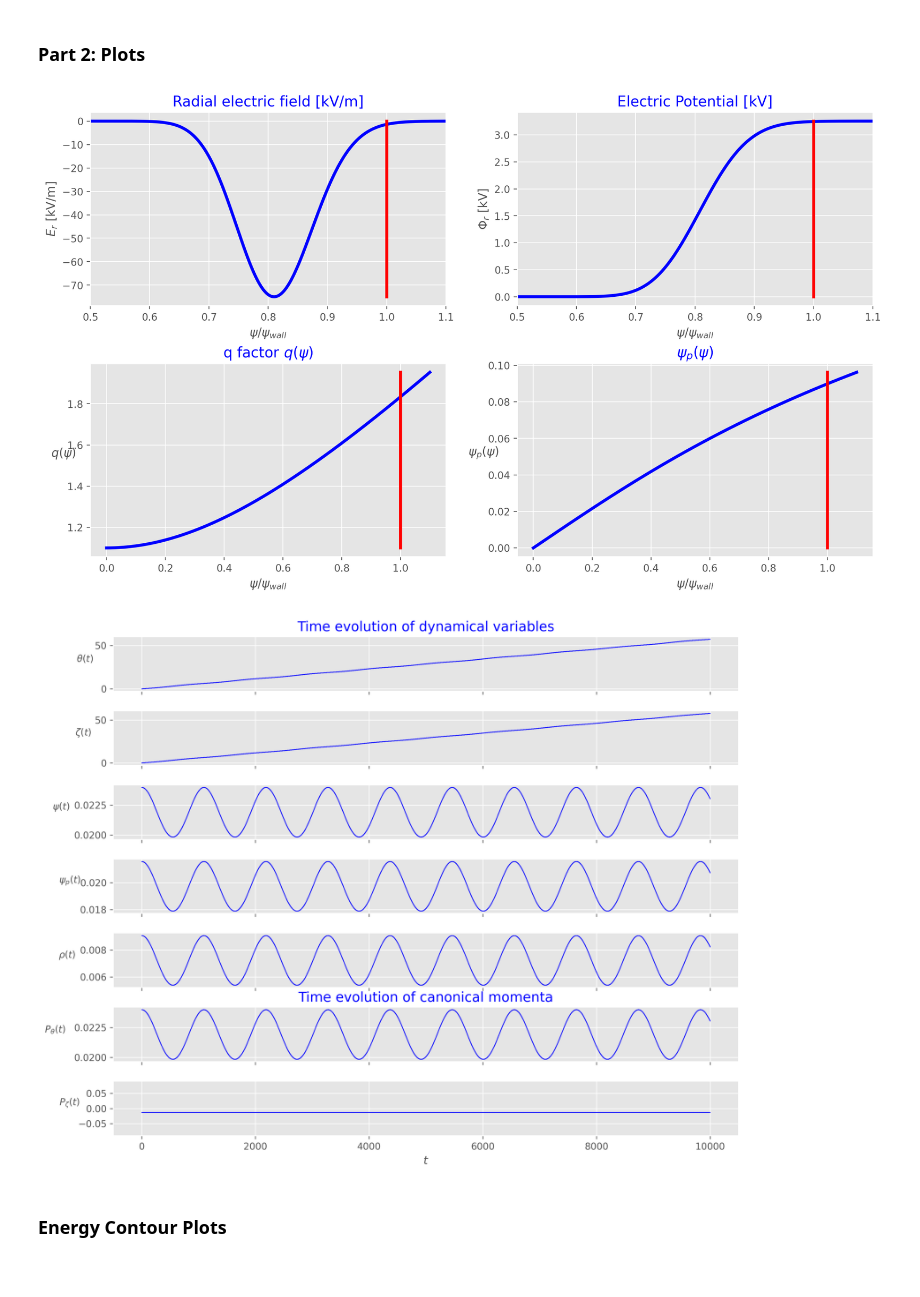
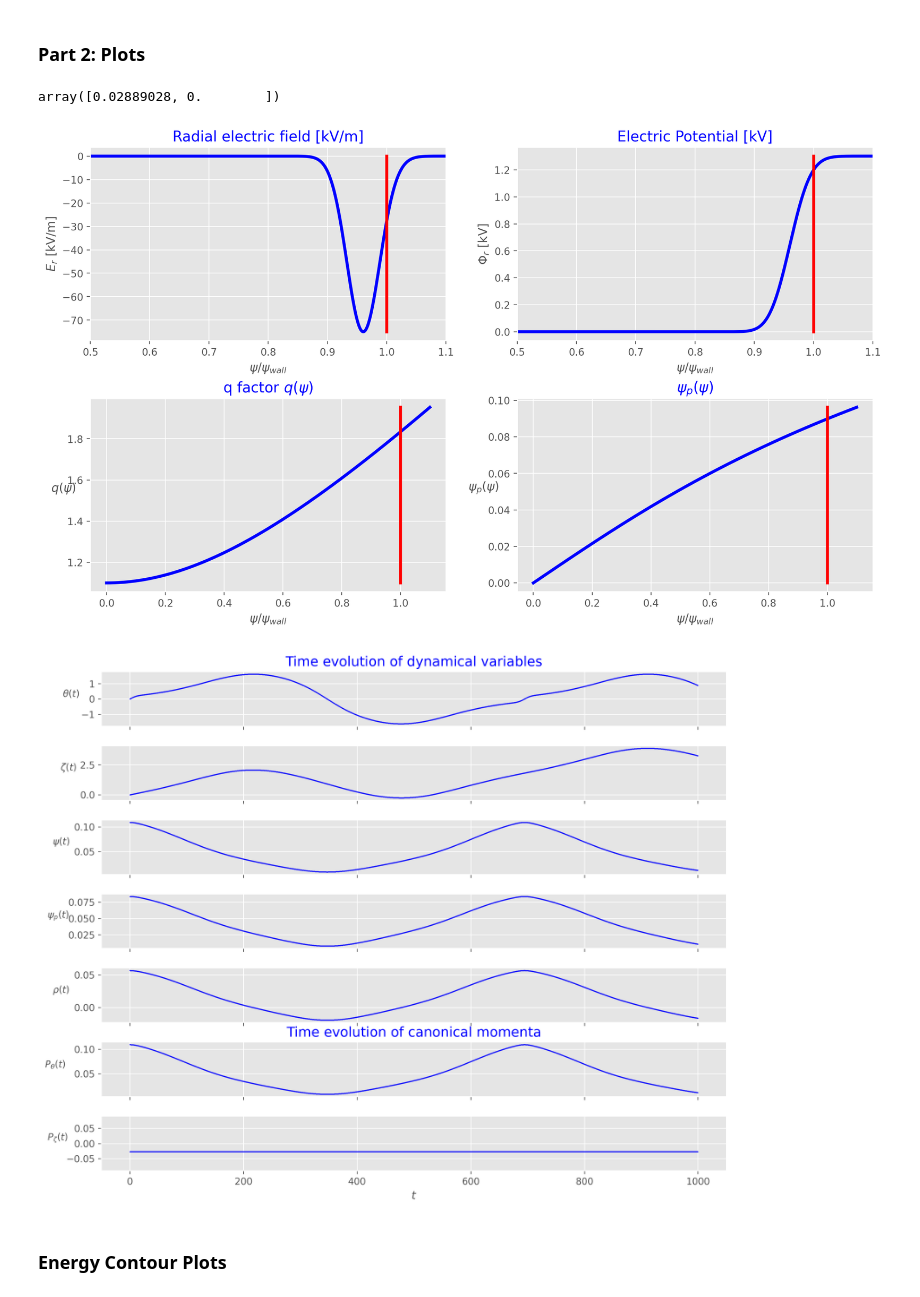
Before and after one commit to PlasmaPhy/guiding-center-motion, a Jupyter notebook: Notebook.ipynb, the cells around one changed output. Saved outputs shown, nothing was run; the diff lists cells and outputs as text; code cells hidden in the pictures.

```diff
--- a/Notebook.ipynb
+++ b/Notebook.ipynb
@@ -46,18 +46,18 @@ In this cell we can create multiple particles independently. By setting cwp (cur
 # Set up ψ_(p,wall), E and B fields, and q factor
 psi_wall = 0.12 # Better be < .5
 q = Qfactors.Hypergeometric(psi_wall)
-B = [0, 1, 1000] # I, g, B0(Field strength on axis in [Gauss] = 10^(-4)[T])
+B = [0, 1, 1] # I, g, B0(Field strength on axis in [Gauss] = 10^(-4)[T])
 Efield = Electric_fields.Radial(psi_wall, q)
 
 # Create Particle
 species = "e"
 # Initial Conditions
-mu = 10**(-5) # Magnetic moment
+mu = 10**(-3) # Magnetic moment
 theta0 = 0
-psi0 = 0.2*psi_wall # Better be < psi_wall
+psi0 = 0.91*psi_wall # Better be < psi_wall
 z0 = 0
-Pz0 = -0.0125
-tspan = np.linspace(0, 100000, 100000) # t0, tf, steps
+Pz0 = -0.0272
+tspan = np.linspace(0, 1000, 100000) # t0, tf, steps
 
 init_cond = [theta0, psi0, z0, Pz0]
 
@@ -80,13 +81,17 @@ Other Quantities:
 # %% [markdown]
 ### Part 2: Plots
+# %%
+Efield.Phi_der_of_psi(psi0)
+# %% [output]
+array([0.02889028, 0.        ])
 # %%
 cwp.plot_electric(q_plot = True, zoom = [0.5, 1.1])
 # %% [output]
-[figure, old version]
+[figure, new version]
 # %%
-cwp.plot_time_evolution(percentage =10)
+cwp.plot_time_evolution(percentage =100)
 # %% [output]
-[figure, old version]
+[figure, new version]
 # %%
 #cwp.plot_drift(theta_lim = [-np.pi ,np.pi])
 # %% [markdown]
```
Also changed, not shown: parts of 6 cells of this notebook, 3 other files.
